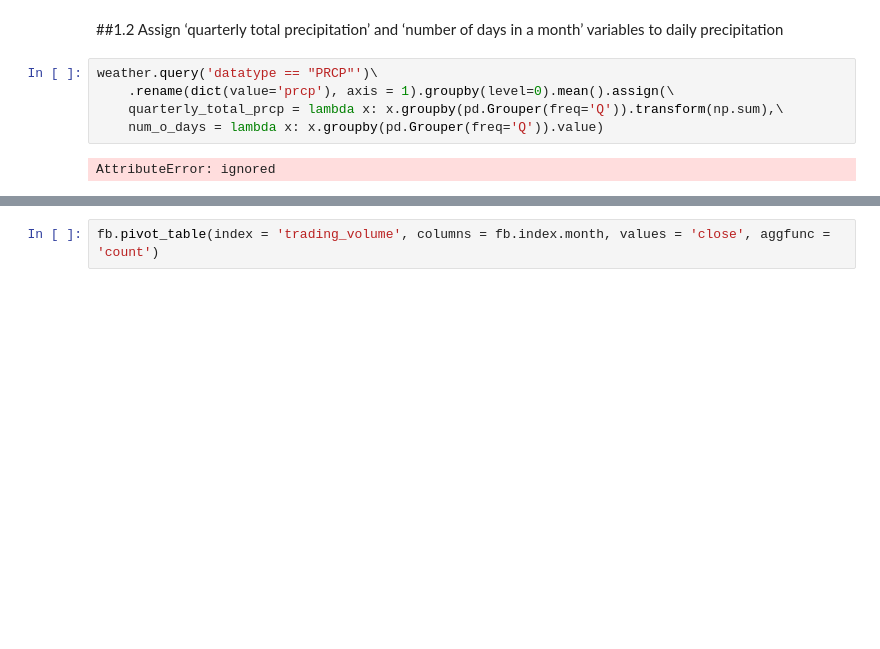
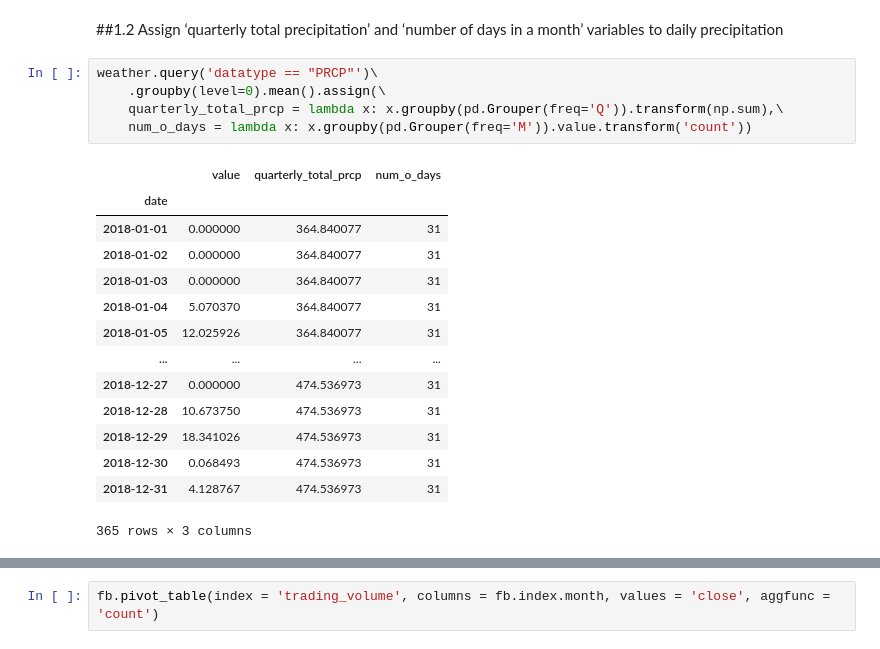
Before and after one commit to csmsum/ml4ai, a Jupyter notebook: oct6.ipynb, the cells around one changed output, grey strips where cells are left out. Saved outputs shown, nothing was run; the diff lists cells and outputs as text; blank space fills up the shorter version.

```diff
--- a/oct6.ipynb
+++ b/oct6.ipynb
@@ -130,8 +134,21 @@ Name: value, dtype: float64
 ##1.2 Assign ‘quarterly total precipitation’ and ‘number of days in a month’ variables to daily precipitation
 # %%
 weather.query('datatype == "PRCP"')\
-    .rename(dict(value='prcp'), axis = 1).groupby(level=0).mean().assign(\
+    .groupby(level=0).mean().assign(\
     quarterly_total_prcp = lambda x: x.groupby(pd.Grouper(freq='Q')).transform(np.sum),\
-    num_o_days = lambda x: x.groupby(pd.Grouper(freq='Q')).value)
+    num_o_days = lambda x: x.groupby(pd.Grouper(freq='M')).value.transform('count'))
 # %% [output]
+|  | value | quarterly_total_prcp | num_o_days |
+| date |  |  |  |
+| 2018-01-01 | 0.000000 | 364.840077 | 31 |
+| 2018-01-02 | 0.000000 | 364.840077 | 31 |
+| 2018-01-03 | 0.000000 | 364.840077 | 31 |
+| 2018-01-04 | 5.070370 | 364.840077 | 31 |
+| 2018-01-05 | 12.025926 | 364.840077 | 31 |
+| ... | ... | ... | ... |
+| 2018-12-27 | 0.000000 | 474.536973 | 31 |
+| 2018-12-28 | 10.673750 | 474.536973 | 31 |
+| 2018-12-29 | 18.341026 | 474.536973 | 31 |
+| 2018-12-30 | 0.068493 | 474.536973 | 31 |
+| 2018-12-31 | 4.128767 | 474.536973 | 31 |
-AttributeError: ignored
+365 rows × 3 columns
```
Also changed, not shown: parts of 7 cells of this notebook.
